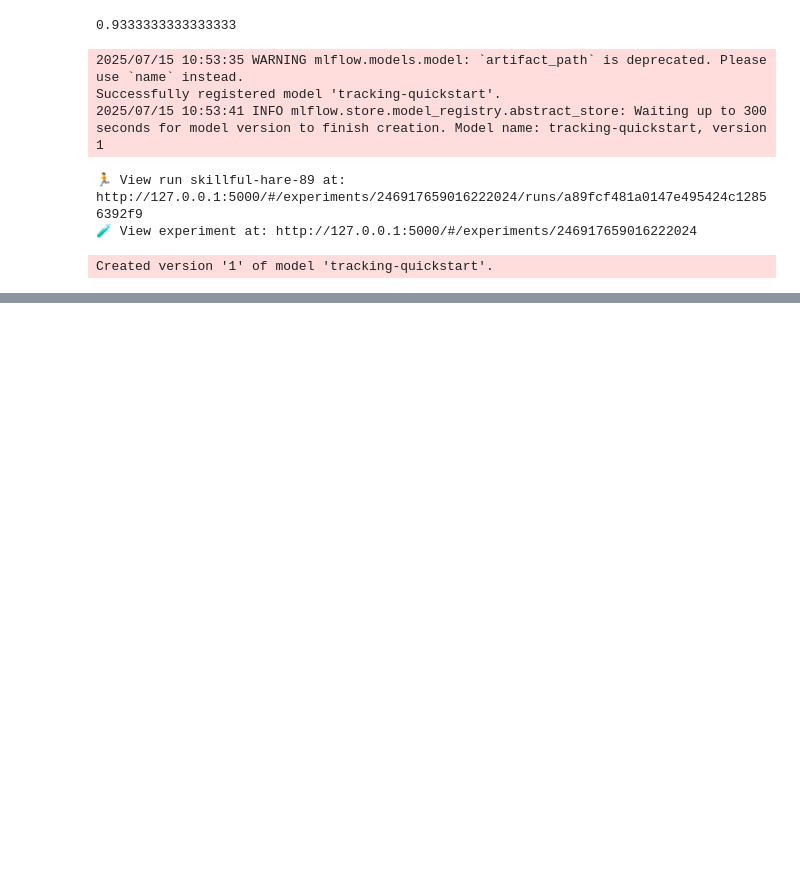
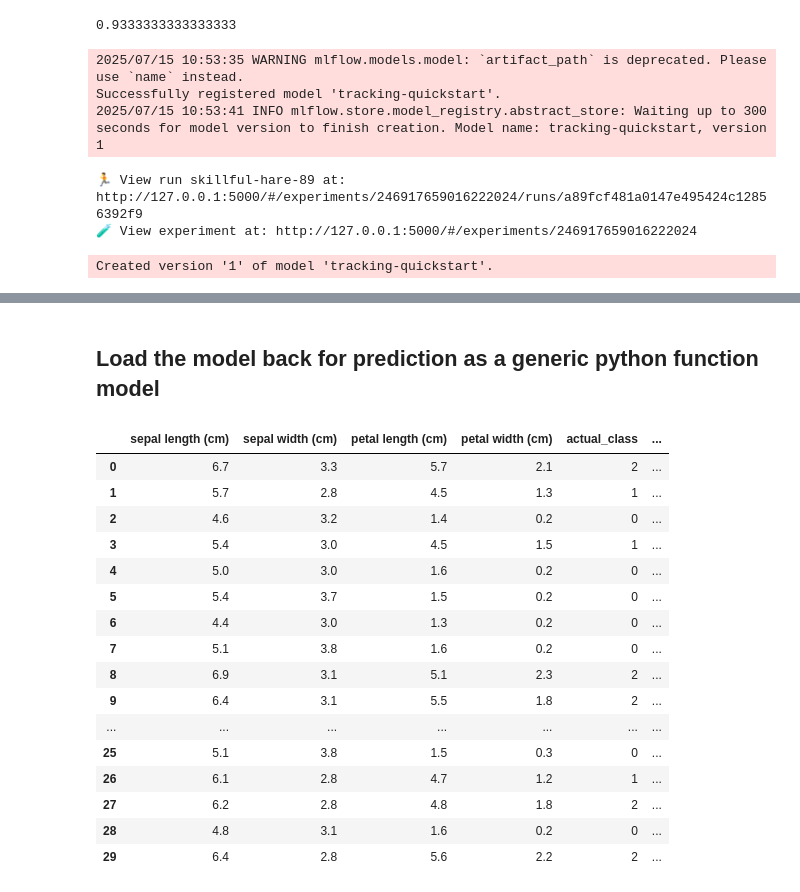
Before and after one commit to jtaddrocket/mlflow, a Jupyter notebook: 1-MLproject/gettingstarted.ipynb, the cells around one changed output, grey strips where cells are left out. Drawn from its saved outputs; the diff is of its cells as text; code cells hidden in the pictures; blank space fills up the shorter version.

```diff
--- a/1-MLproject/gettingstarted.ipynb
+++ b/1-MLproject/gettingstarted.ipynb
@@ -97,0 +840,31 @@ Created version '1' of model 'tracking-quickstart'.
+# %% [markdown]
+## Load the model back for prediction as a generic python function model
+# %%
+loaded_model=mlflow.pyfunc.load_model(model_info.model_uri)
+predictions=loaded_model.predict(X_test)
+
+iris_features_name=datasets.load_iris().feature_names
+
+result=pd.DataFrame(X_test,columns=iris_features_name)
+result["actual_class"]=y_test
+result["predicted_class"]=predictions
+# %%
+result
+# %% [output]
+|  | sepal length (cm) | sepal width (cm) | petal length (cm) | petal width (cm) | actual_class | ... |
+| 0 | 6.7 | 3.3 | 5.7 | 2.1 | 2 | ... |
+| 1 | 5.7 | 2.8 | 4.5 | 1.3 | 1 | ... |
+| 2 | 4.6 | 3.2 | 1.4 | 0.2 | 0 | ... |
+| 3 | 5.4 | 3.0 | 4.5 | 1.5 | 1 | ... |
+| 4 | 5.0 | 3.0 | 1.6 | 0.2 | 0 | ... |
+| 5 | 5.4 | 3.7 | 1.5 | 0.2 | 0 | ... |
+| 6 | 4.4 | 3.0 | 1.3 | 0.2 | 0 | ... |
+| 7 | 5.1 | 3.8 | 1.6 | 0.2 | 0 | ... |
+| 8 | 6.9 | 3.1 | 5.1 | 2.3 | 2 | ... |
+| 9 | 6.4 | 3.1 | 5.5 | 1.8 | 2 | ... |
+| ... | ... | ... | ... | ... | ... | ... |
+| 25 | 5.1 | 3.8 | 1.5 | 0.3 | 0 | ... |
+| 26 | 6.1 | 2.8 | 4.7 | 1.2 | 1 | ... |
+| 27 | 6.2 | 2.8 | 4.8 | 1.8 | 2 | ... |
+| 28 | 4.8 | 3.1 | 1.6 | 0.2 | 0 | ... |
+| 29 | 6.4 | 2.8 | 5.6 | 2.2 | 2 | ... |
```
Also changed, not shown: parts of 2 cells of this notebook.
